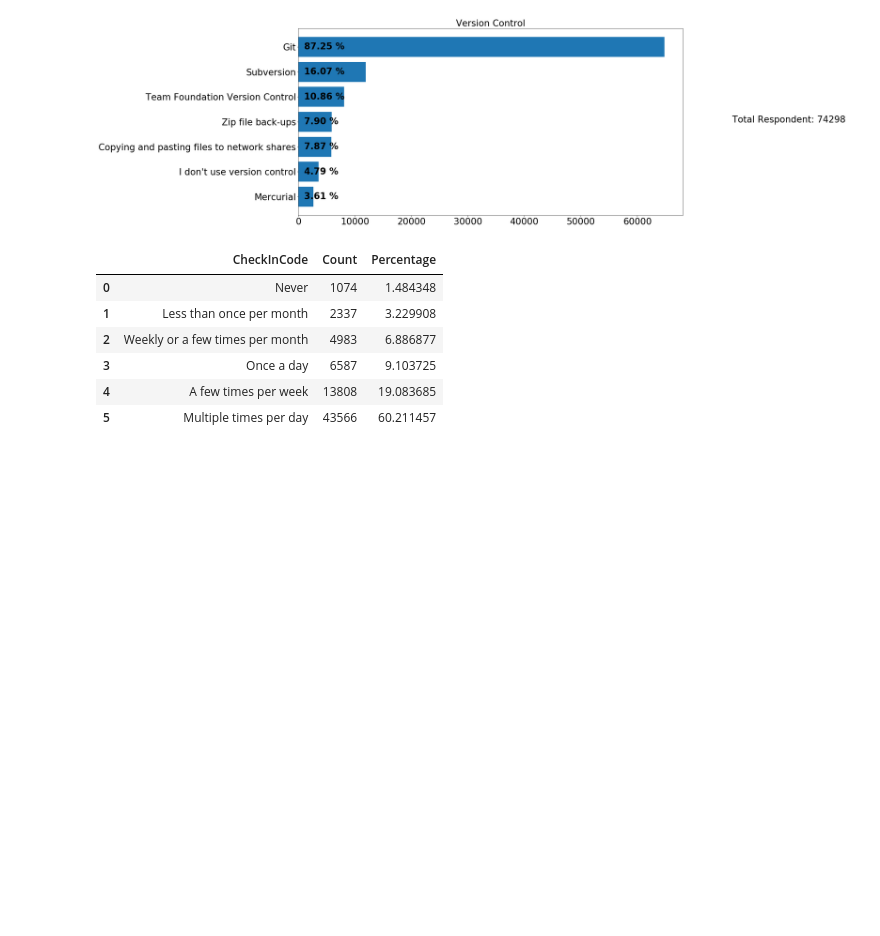
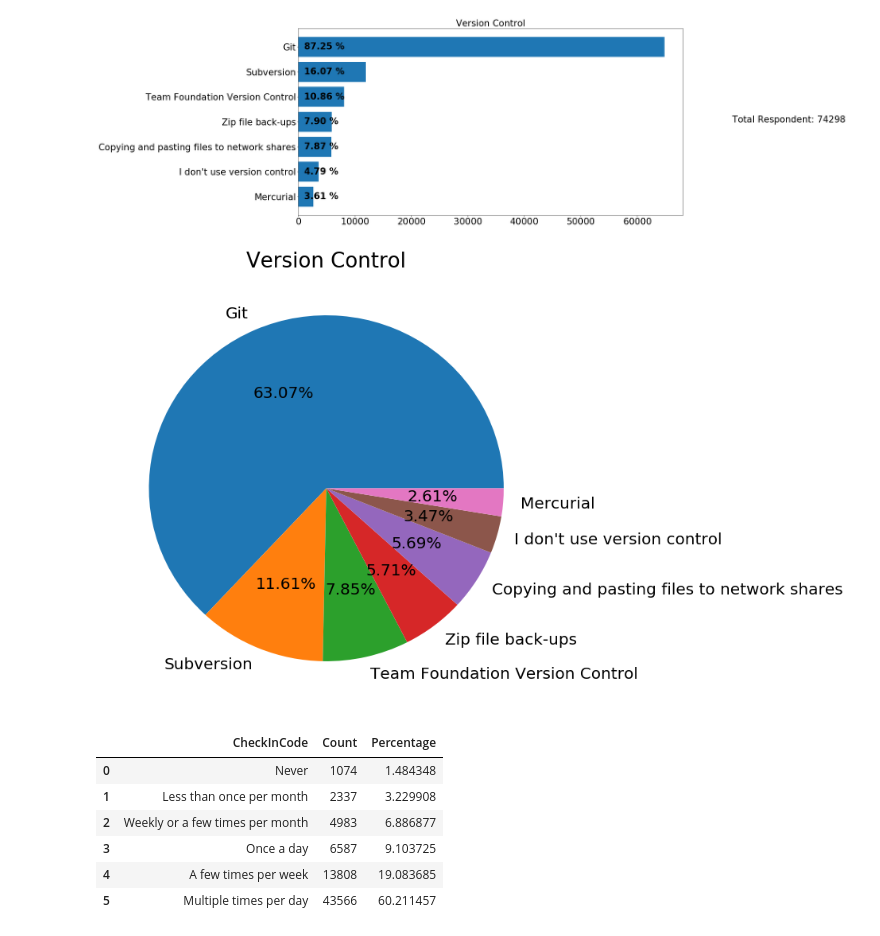
Before and after one commit to kuldeepemol/tech-nerds, a Jupyter notebook: Work-Career-analysis.ipynb, the cells around one changed output. Saved outputs shown, nothing was run; the diff lists cells and outputs as text; code cells hidden in the pictures; blank space fills up the shorter version.

Commit message:
Added PieChart for Version Control

```diff
--- a/Work-Career-analysis.ipynb
+++ b/Work-Career-analysis.ipynb
@@ -322,6 +322,18 @@ plt.gcf().text(1, 0.5, f'Total Respondent: {len(version_control_df)}', fontsize=
 plt.savefig('Images/version-control-barplot-h.png', bbox_inches='tight')
 # %% [output]
 [figure]
+# %%
+lists = sorted(version_control_dict.items(), key=lambda x: (x[1],x[0]), reverse=True)
+version_control, count = zip(*lists)
+# Plot Job Hopping in Pie
+plt.figure(figsize=(10,10))
+plt.pie(count,
+        labels=version_control,
+        autopct='%.2f%%', rotatelabels=0, textprops={'fontsize': 20})
+plt.title('Version Control', fontsize=26)
+plt.savefig('Images/version-control-piechart.png', bbox_inches='tight')
+# %% [output]
+[figure, added]
 # %%
 # Check-in code stats
 check_in_df = df[['Respondent', 'CheckInCode']].dropna(how='any')
```
Also changed, not shown: parts of 6 cells of this notebook, 4 other files.
